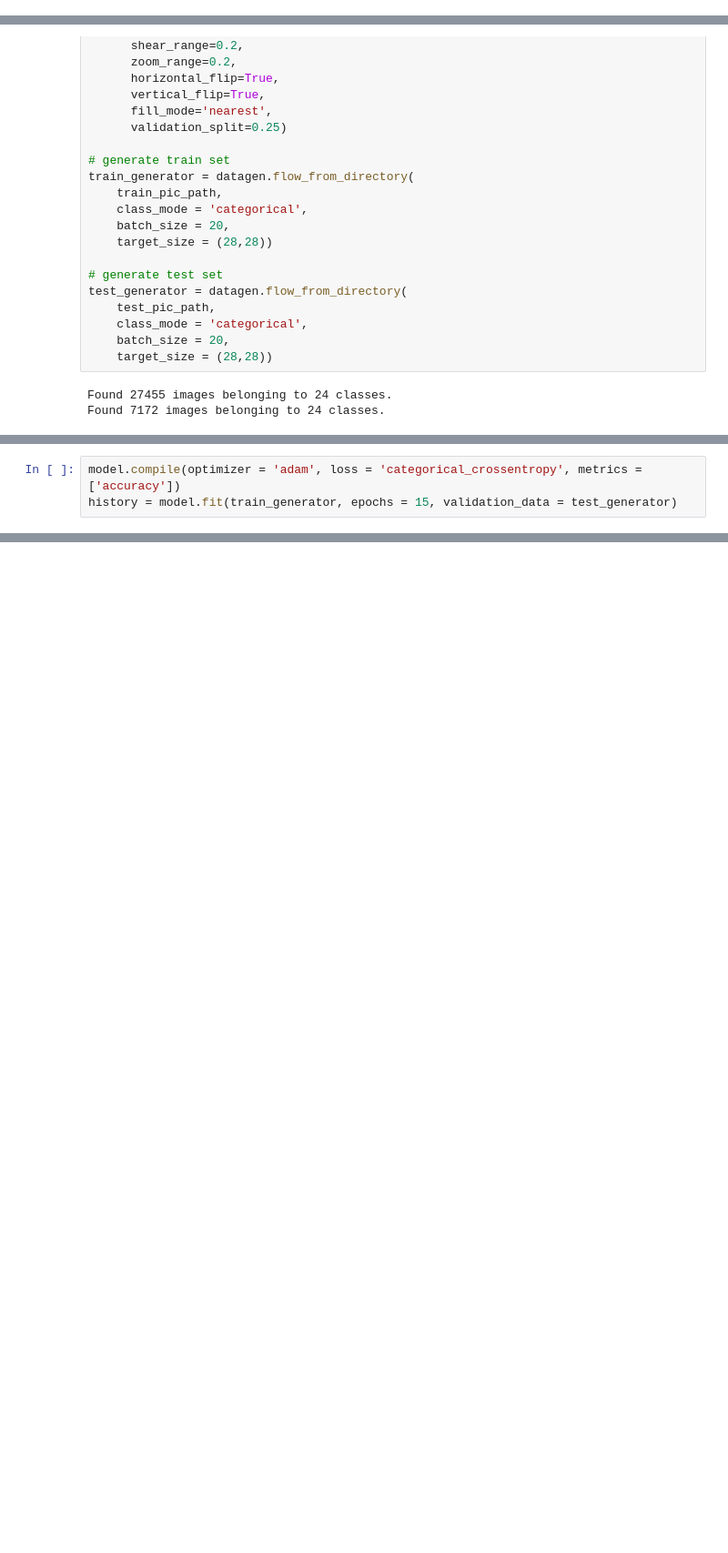
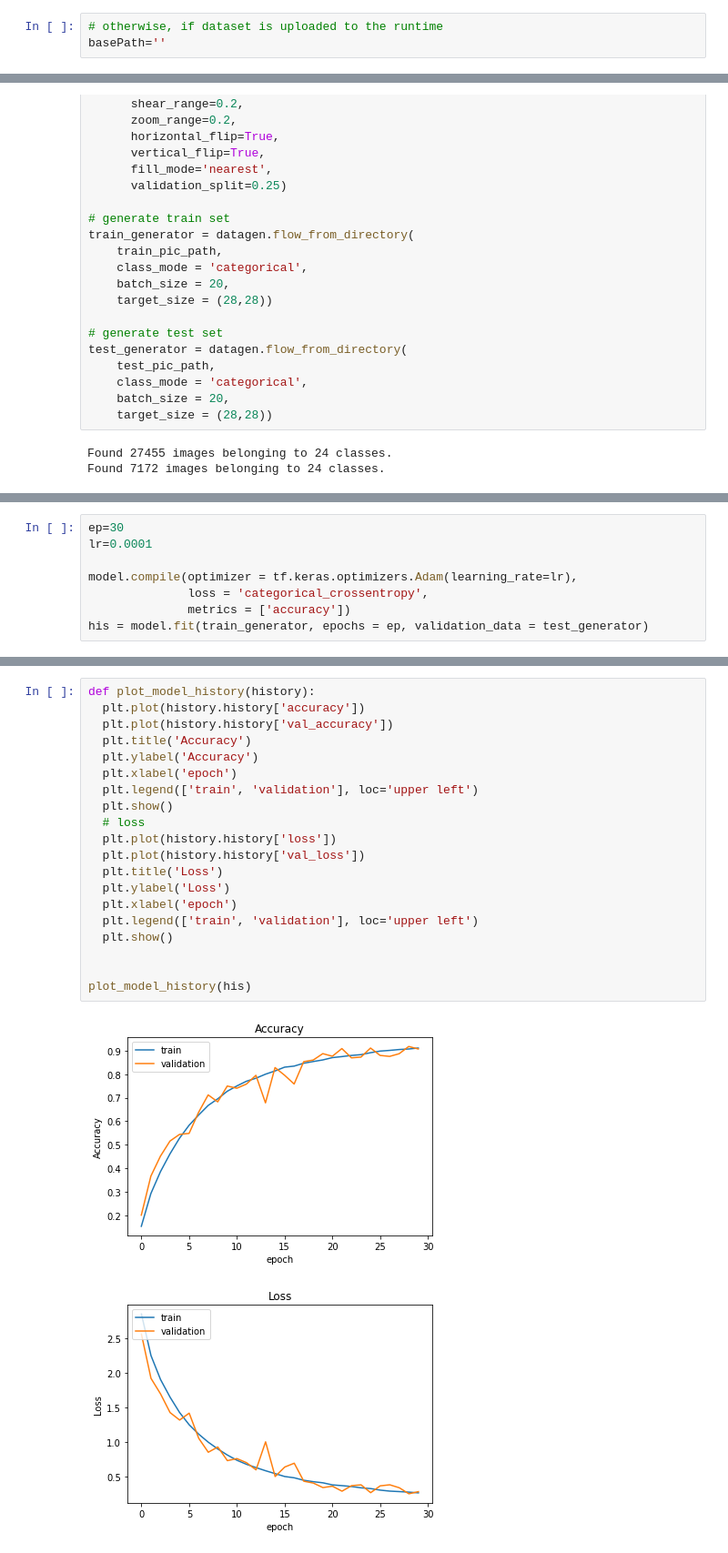
Before and after one commit to giannog/team16, a Jupyter notebook: ASL_Simple_CNN.ipynb, the cells around one changed output, grey strips where cells are left out. Shown at 91% size. Saved outputs shown, nothing was run; the diff lists cells and outputs as text; blank space fills up the shorter version.

Commit message:
run the code again to get images for presentation

```diff
--- a/ASL_Simple_CNN.ipynb
+++ b/ASL_Simple_CNN.ipynb
@@ -29,3 +26,6 @@ basePath = "/content/drive/My Drive/Colab Notebooks/Artificial Intelligence/Data
+# %%
+# otherwise, if dataset is uploaded to the runtime
+basePath=''
 # %%
 # read file
 train = pd.read_csv(basePath + "sign_mnist_train.csv")
@@ -164,4 +174,9 @@ _________________________________________________________________
 # %%
-model.compile(optimizer = 'adam', loss = 'categorical_crossentropy', metrics = ['accuracy'])
-history = model.fit(train_generator, epochs = 15, validation_data = test_generator)
+ep=30
+lr=0.0001
+
+model.compile(optimizer = tf.keras.optimizers.Adam(learning_rate=lr),
+              loss = 'categorical_crossentropy',
+              metrics = ['accuracy'])
+his = model.fit(train_generator, epochs = ep, validation_data = test_generator)
 # %% [output]
@@ -200,2 +202,25 @@ plt.show()
+# %%
+def plot_model_history(history):
+  plt.plot(history.history['accuracy'])
+  plt.plot(history.history['val_accuracy'])
+  plt.title('Accuracy')
+  plt.ylabel('Accuracy')
+  plt.xlabel('epoch')
+  plt.legend(['train', 'validation'], loc='upper left')
+  plt.show()
+  # loss
+  plt.plot(history.history['loss'])
+  plt.plot(history.history['val_loss'])
+  plt.title('Loss')
+  plt.ylabel('Loss')
+  plt.xlabel('epoch')
+  plt.legend(['train', 'validation'], loc='upper left')
+  plt.show()
+
+
+plot_model_history(his)
+# %% [output]
+[figure, added]
+[figure, added]
 # %%
 loss, acc, = model.evaluate(test_generator)
```
Also changed, not shown: parts of 16 cells of this notebook, 1 other file.
